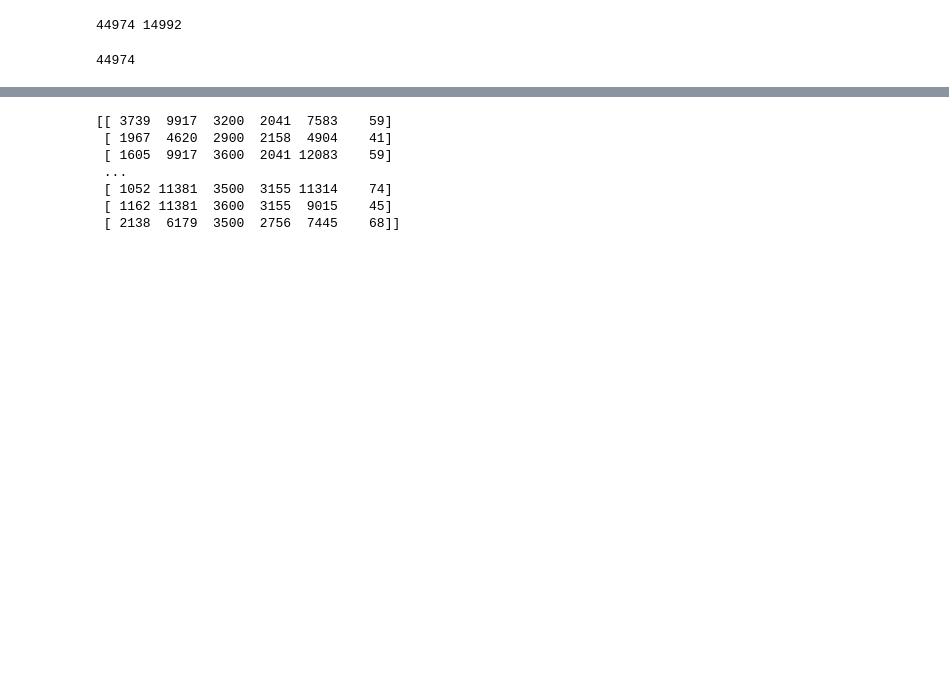
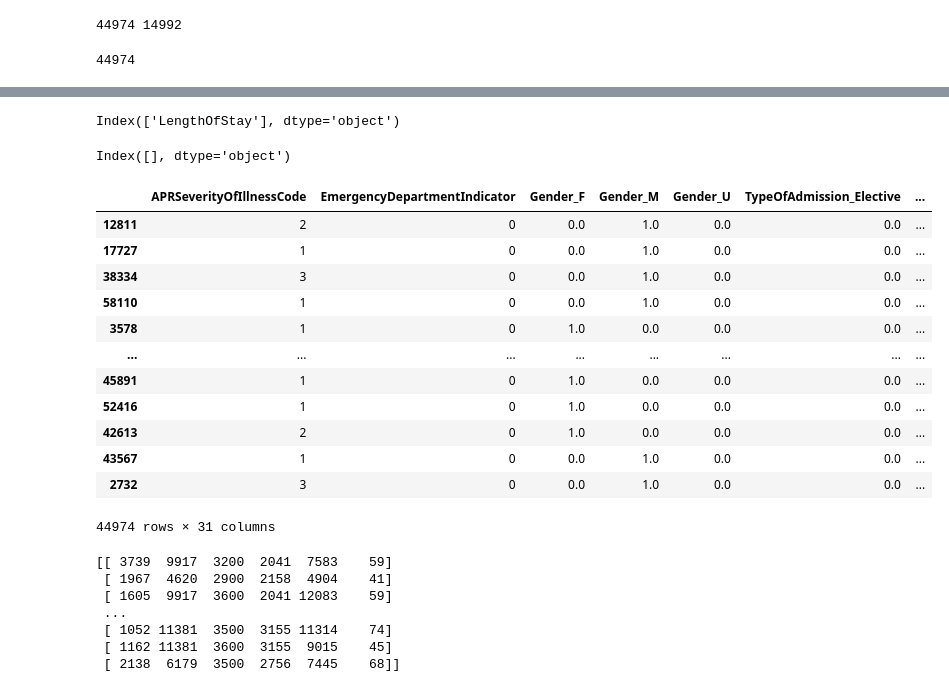
Before and after one commit to s3723189/COSC2673_assignment1, a Jupyter notebook: assignment1.ipynb, the cells around one changed output, grey strips where cells are left out. Saved outputs shown, nothing was run; the diff lists cells and outputs as text; code cells hidden in the pictures; blank space fills up the shorter version.

```diff
--- a/assignment1.ipynb
+++ b/assignment1.ipynb
@@ -347,8 +379,8 @@ a_dataset['BirthWeight'] = StandardScaler_RM.transform(a_dataset[['BirthWeight']
 # %% [markdown]
 ### Transform column "LengthOfStay" to 1 (if LengthOfStay < 4) or 0 if ( Length of stay >= 4)
 # %%
-a_dataset.loc[a_dataset.LengthOfStay < 4, "LengthOfStay"] = 1
-a_dataset.loc[a_dataset.LengthOfStay > 3, "LengthOfStay"] = 0
+a_dataset.loc[a_dataset.LengthOfStay < 4, "LengthOfStay"] = 0
+a_dataset.loc[a_dataset.LengthOfStay > 3, "LengthOfStay"] = 1
 # %%
 a_dataset
 # %% [output]
@@ -394,3 +448,7 @@ print(a_subset.shape[0])
+# %%
+a_subset.columns.difference(test_dataset.columns)
+# %% [output]
+Index(['LengthOfStay'], dtype='object')
 # %%
 non_encode_attributes = ['AverageCostInFacility','AverageChargesInCounty', 'BirthWeight','AverageCostInCounty','AverageChargesInFacility','AverageIncomeInZipCode']
 train_x= a_subset[['AverageCostInFacility','AverageChargesInCounty', 'BirthWeight','AverageCostInCounty','AverageChargesInFacility','AverageIncomeInZipCode']].copy()
@@ -401,6 +459,8 @@ test_x = test_dataset[['AverageCostInFacility','AverageChargesInCounty', 'BirthW
 test_x = test_x.to_numpy()
 
 train_x_encoded = a_subset.drop(['LengthOfStay', 'AverageCostInFacility','AverageChargesInCounty', 'BirthWeight','AverageCostInCounty','AverageChargesInFacility','AverageIncomeInZipCode'], axis = 1).to_numpy()
+eh = a_subset.drop(['LengthOfStay', 'AverageCostInFacility','AverageChargesInCounty', 'BirthWeight','AverageCostInCounty','AverageChargesInFacility','AverageIncomeInZipCode'], axis = 1)
+eee = test_dataset.drop([ 'AverageCostInFacility','AverageChargesInCounty', 'BirthWeight','AverageCostInCounty','AverageChargesInFacility','AverageIncomeInZipCode'], axis = 1)
 train_y = a_subset[['LengthOfStay']].to_numpy()
 
 test_x_encoded = test_dataset.drop([ 'AverageCostInFacility','AverageChargesInCounty', 'BirthWeight','AverageCostInCounty','AverageChargesInFacility','AverageIncomeInZipCode'], axis = 1).to_numpy()
@@ -409,6 +469,28 @@ val_x = val_data[['AverageCostInFacility','AverageChargesInCounty', 'BirthWeight
 val_x = val_x.to_numpy()
 val_x_encoded = val_data.drop(['LengthOfStay', 'AverageCostInFacility','AverageChargesInCounty', 'BirthWeight','AverageCostInCounty','AverageChargesInFacility','AverageIncomeInZipCode'], axis = 1).to_numpy()
 val_y = val_data[['LengthOfStay']].to_numpy()
+# %%
+
+
+eee.columns.difference(eh.columns)
+# %% [output]
+Index([], dtype='object')
+# %%
+eh
+# %% [output]
+|  | APRSeverityOfIllnessCode | EmergencyDepartmentIndicator | Gender_F | Gender_M | Gender_U | TypeOfAdmission_Elective | ... |
+| 12811 | 2 | 0 | 0.0 | 1.0 | 0.0 | 0.0 | ... |
+| 17727 | 1 | 0 | 0.0 | 1.0 | 0.0 | 0.0 | ... |
+| 38334 | 3 | 0 | 0.0 | 1.0 | 0.0 | 0.0 | ... |
+| 58110 | 1 | 0 | 0.0 | 1.0 | 0.0 | 0.0 | ... |
+| 3578 | 1 | 0 | 1.0 | 0.0 | 0.0 | 0.0 | ... |
+| ... | ... | ... | ... | ... | ... | ... | ... |
+| 45891 | 1 | 0 | 1.0 | 0.0 | 0.0 | 0.0 | ... |
+| 52416 | 1 | 0 | 1.0 | 0.0 | 0.0 | 0.0 | ... |
+| 42613 | 2 | 0 | 1.0 | 0.0 | 0.0 | 0.0 | ... |
+| 43567 | 1 | 0 | 0.0 | 1.0 | 0.0 | 0.0 | ... |
+| 2732 | 3 | 0 | 0.0 | 1.0 | 0.0 | 0.0 | ... |
+44974 rows × 31 columns
 # %%
 from sklearn.metrics import f1_score
 print(train_x)
```
Also changed, not shown: parts of 23 cells of this notebook, 1 other file.
